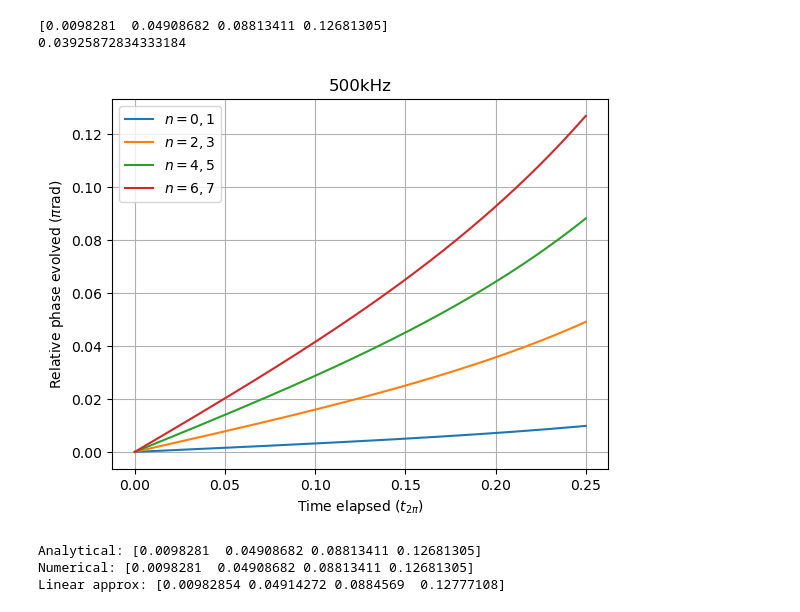
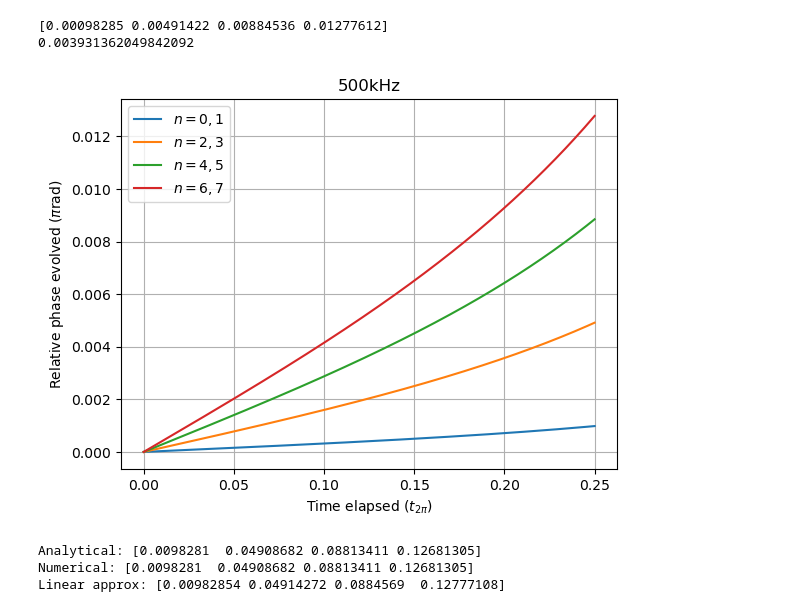
Before and after one commit to tr2g20/simulations, a Jupyter notebook: pulse_phase_evol2.ipynb, the cells around one changed output. Cells and saved outputs as stored; diff of their text form; code cells hidden in the pictures.

```diff
--- a/pulse_phase_evol2.ipynb
+++ b/pulse_phase_evol2.ipynb
@@ -13,7 +13,7 @@ from sim_library.data_io import load_p_dists
 ### Numerical
 
 # Rabi frequency in 2*pi*Hz units
-rabi_freq = 2*pi*5e5
+rabi_freq = 2*pi*5e6
 rabi_time = 2*pi/rabi_freq # 2pi pulse time
 
 # Set total resolution of time steps
@@ -44,42 +44,42 @@ for i in range(len(indices)):
     initial_state = initial_state/ np.linalg.norm(initial_state) # Normalise
 
 
-    wave_func, times = simulate_pulses_single_atom(pulse_seq=pulse_seq1, basis=basis, initial_state=initial_state, d_shift=k_eff*atom_veloc)
+    wave_func, times = simulate_pulses_single_atom_analyt(pulse_seq=pulse_seq1, basis=basis, initial_state=initial_state, d_shift=k_eff*atom_veloc)
 
     if i == 0:
         wave_funcs = np.zeros((len(indices),len(times),2), dtype=np.complex128)
 
     wave_funcs[i,:,:] = wave_func[:,indices[i]:indices[i]+2]
 
 
 angles = (np.angle(wave_funcs[:,:,1]) - np.angle(wave_funcs[:,:,0]))
 
 angles = np.unwrap(angles, axis=1)
 
 fig, ax = plt.subplots()
 ax.plot(times/(rabi_time),angles.transpose()/pi)
 # ax.set_yticks([0,0.02,0.04,0.06,0.08,0.1,0.12],[r'0.00', r'0.02$\pi$', r'0.04$\pi$', r'0.06$\pi$', r'0.08$\pi$', r'0.1$\pi$', r'0.12$\pi$'])
 # ax.set_ylim(-0.005,0.12)
 ax.grid()
 ax.set_ylabel(r'Relative phase evolved ($\pi$rad)')
 ax.set_xlabel(r'Time elapsed ($t_{2\pi}$)')
 ax.legend([r'$n=0,1$',r'$n=2,3$',r'$n=4,5$',r'$n=6,7$'])
 ax.set_title('500kHz')
 # plt.ylim(0,2.1)
 # plt.xlim(0,(rabi_time/2)*1.1)
 
 print(angles[:,-1]/pi)
 print((angles[1,-1]-angles[0,-1])/pi)
 
 
 
 
 # display_table_compare(basis=basis, init_state=wave_func[0,:], final_state=wave_func[-1,:])
 # plot_bloch(wave_func=wave_func[:,indices[0]:indices[1]+1], show=True)
 # %% [output]
-[0.0098281  0.04908682 0.08813411 0.12681305]
-0.03925872834333184
+[0.00098285 0.00491422 0.00884536 0.01277612]
+0.003931362049842092
-[figure, old version]
+[figure, new version]
 # %%
 ### Analytical
 # def bsphase_nearres(n, omega_R):
```
Also changed, not shown: parts of 4 cells of this notebook.
